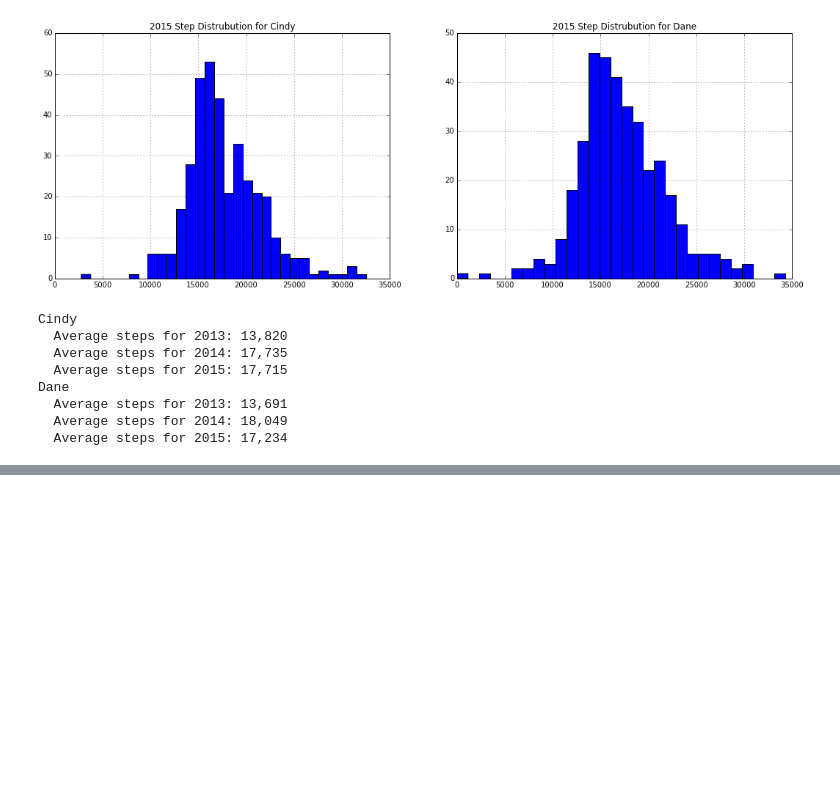
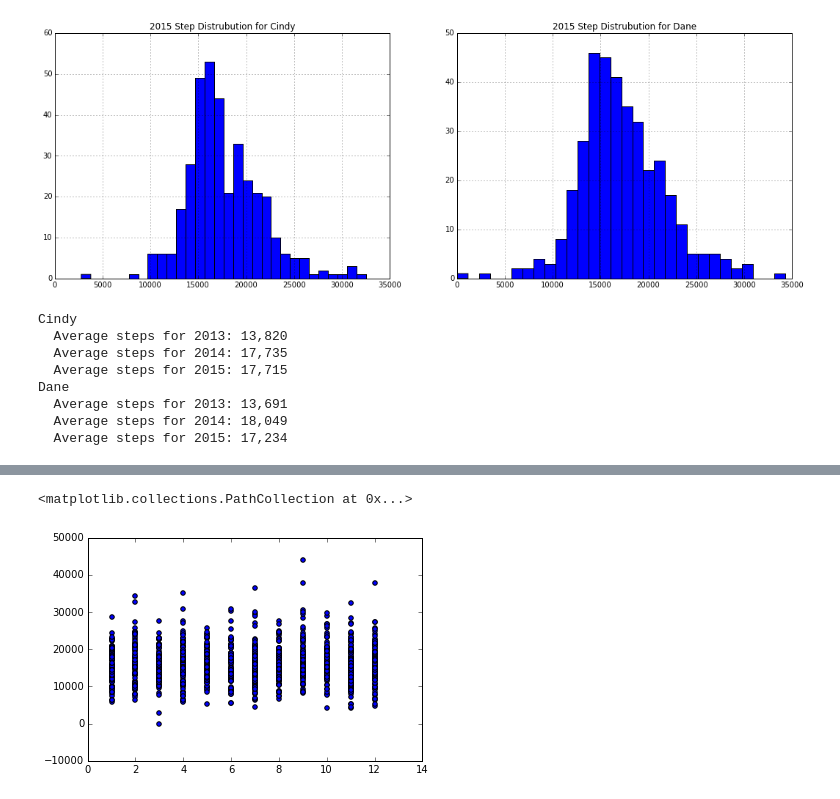
Before and after one commit to danecollins/fitbit, a Jupyter notebook: analysis.ipynb, the cells around one changed output, grey strips where cells are left out. Cells and saved outputs as stored; diff of their text form; code cells hidden in the pictures; blank space fills up the shorter version.

```diff
--- a/analysis.ipynb
+++ b/analysis.ipynb
@@ -128,0 +169,5 @@ Cindy has 3,150,068 steps left to get to 10K miles which will take an estimated
+# %%
+plt.scatter(x=dane.month, y=dane.steps)
+# %% [output]
+<matplotlib.collections.PathCollection at 0x...>
+[figure, added]
```
Also changed, not shown: parts of 8 cells of this notebook.
